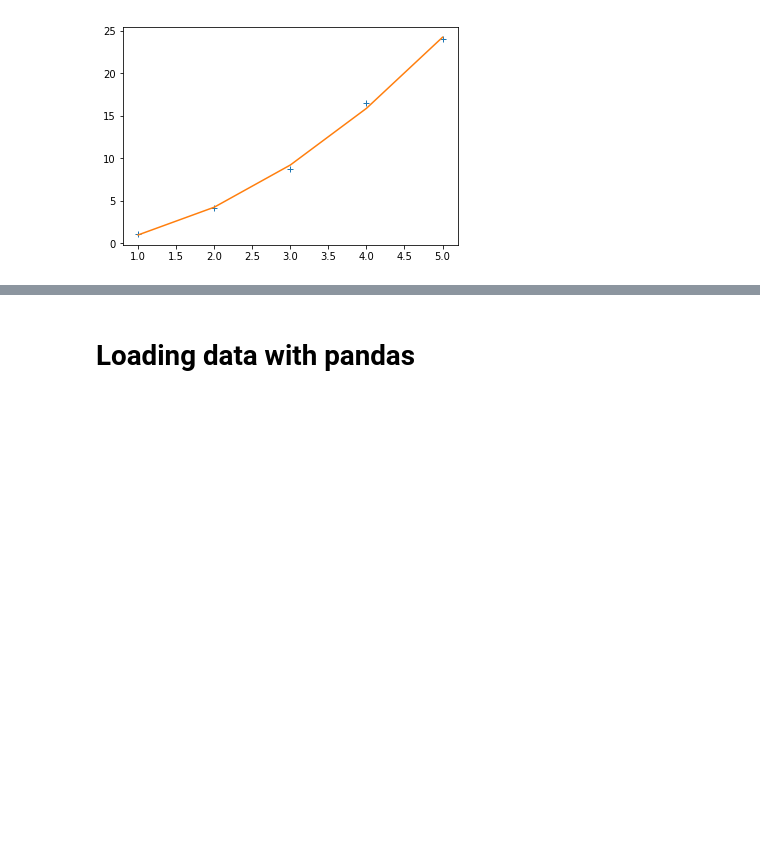
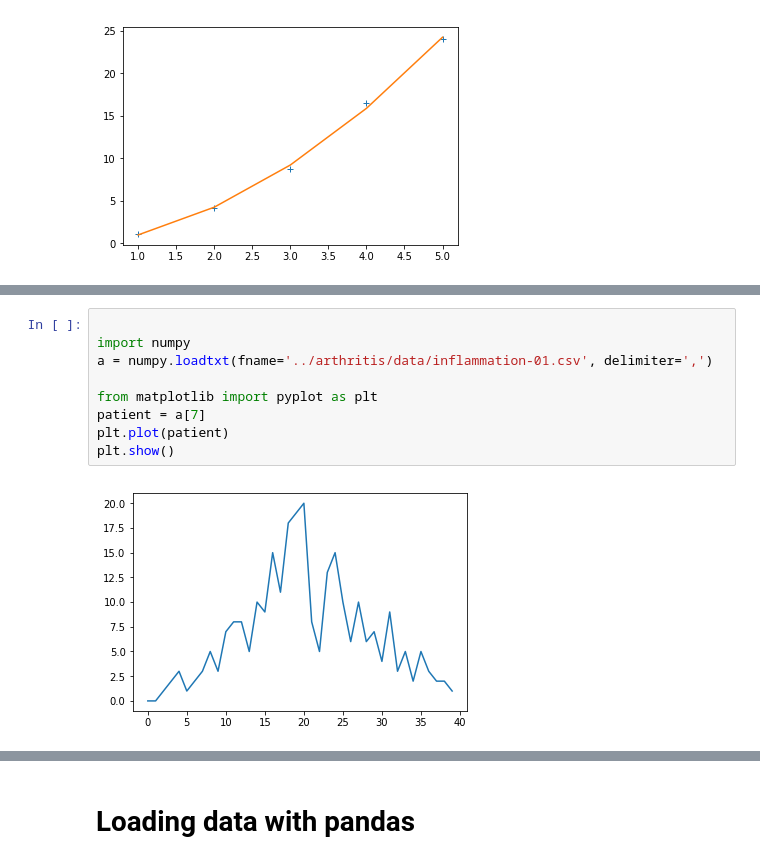
Before and after one commit to glatard/intro-data-analysis-python, a Jupyter notebook: Lecture6.ipynb, the cells around one changed output, grey strips where cells are left out. Saved outputs shown, nothing was run; the diff lists cells and outputs as text; blank space fills up the shorter version.

```diff
--- a/Lecture6.ipynb
+++ b/Lecture6.ipynb
@@ -65,3 +65,14 @@ plt.show()
 * Using `numpy`, import one patient of the arthritis dataset used in the previous lectures
 * Fit a line to this patient's data: does a line properly describe the number of inflammations for this patient?
 * Increase the degree of the polynomial model until you are satisfied with the result.
+# %%
+
+import numpy
+a = numpy.loadtxt(fname='../arthritis/data/inflammation-01.csv', delimiter=',')
+
+from matplotlib import pyplot as plt
+patient = a[7]
+plt.plot(patient)
+plt.show()
+# %% [output]
+[figure, added]
```
Also changed, not shown: parts of 4 cells of this notebook.
